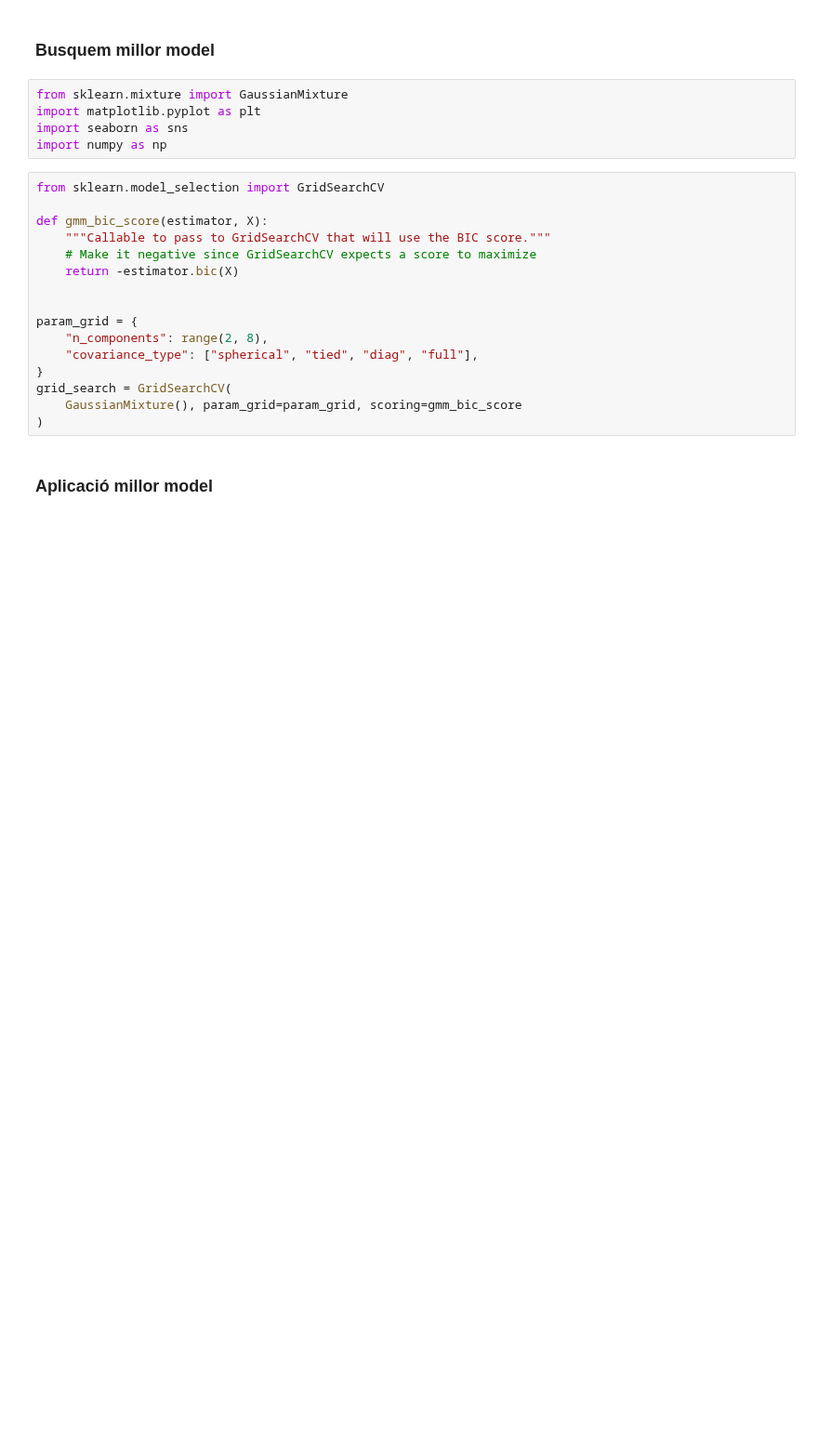
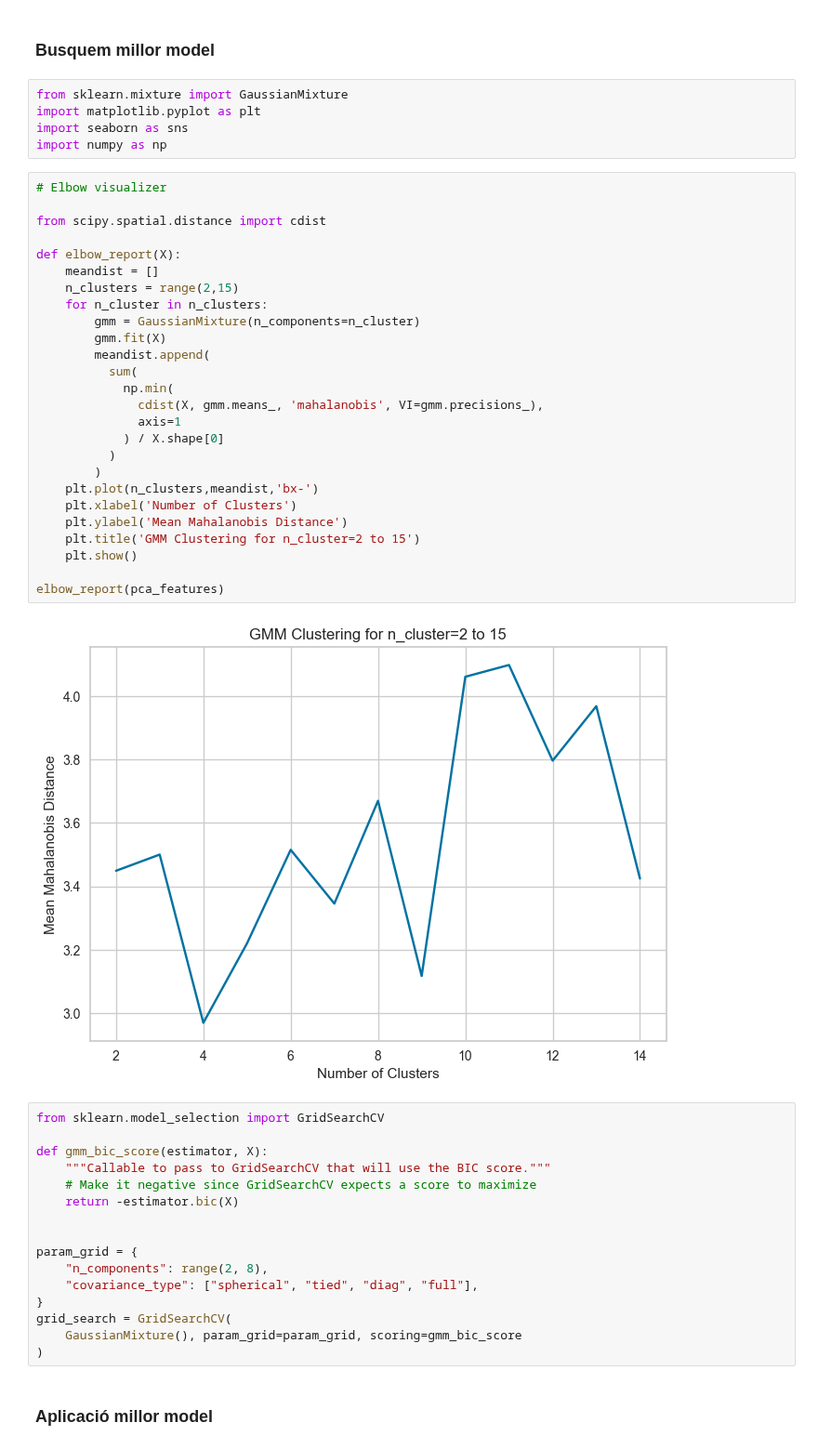
Before and after one commit to DCC-UAB/ACproject-07, a Jupyter notebook: codi/gaussianMixtureModificat.ipynb, the cells around one changed output. Shown at 93% size. Cells and saved outputs as stored; diff of their text form; blank space fills up the shorter version.

```diff
--- a/codi/gaussianMixtureModificat.ipynb
+++ b/codi/gaussianMixtureModificat.ipynb
@@ -33,6 +33,34 @@ from sklearn.mixture import GaussianMixture
 import matplotlib.pyplot as plt
 import seaborn as sns
 import numpy as np
+# %%
+# Elbow visualizer
+
+from scipy.spatial.distance import cdist
+
+def elbow_report(X):
+    meandist = []
+    n_clusters = range(2,15)
+    for n_cluster in n_clusters:
+        gmm = GaussianMixture(n_components=n_cluster)
+        gmm.fit(X)
+        meandist.append(
+          sum(
+            np.min(
+              cdist(X, gmm.means_, 'mahalanobis', VI=gmm.precisions_),
+              axis=1
+            ) / X.shape[0]
+          )
+        )
+    plt.plot(n_clusters,meandist,'bx-')
+    plt.xlabel('Number of Clusters')
+    plt.ylabel('Mean Mahalanobis Distance')
+    plt.title('GMM Clustering for n_cluster=2 to 15')
+    plt.show()
+
+elbow_report(pca_features)
+# %% [output]
+[figure, added]
 # %%
 from sklearn.model_selection import GridSearchCV
 
```
Also changed, not shown: parts of 2 cells of this notebook.
